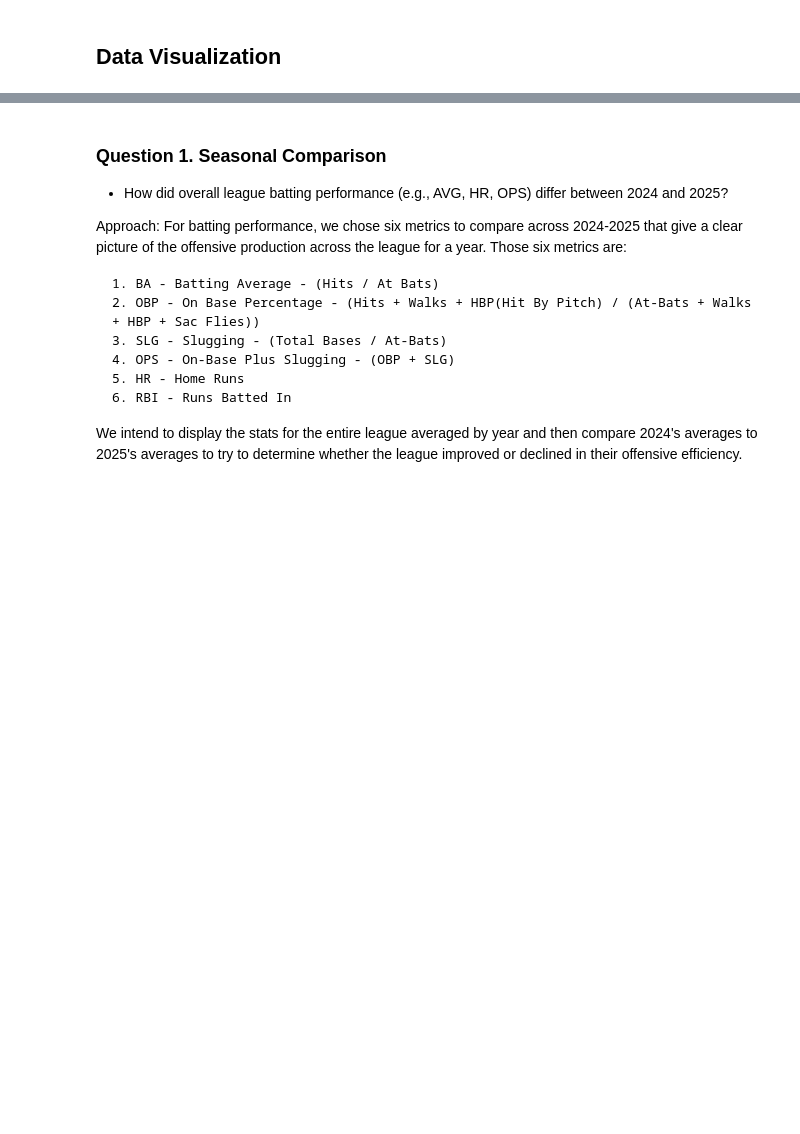
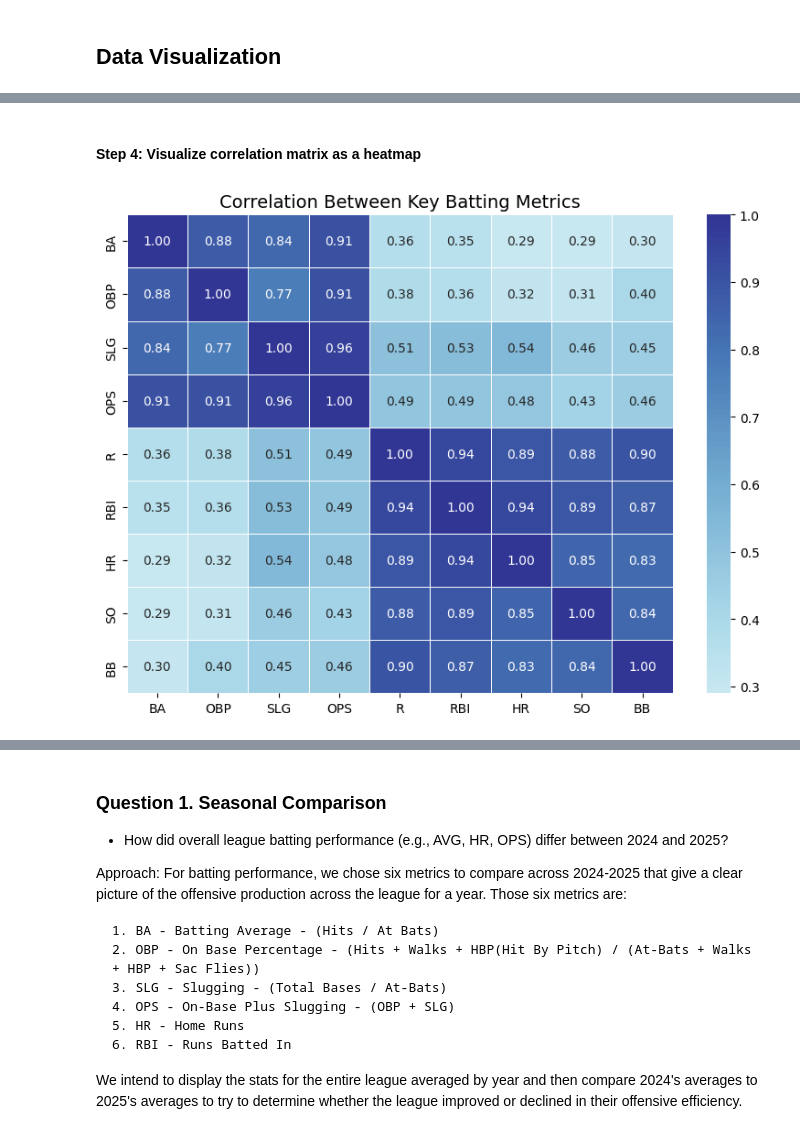
Before and after one commit to AdanH2/baseball-python-project, a Jupyter notebook: main.ipynb, the cells around one changed output, grey strips where cells are left out. Drawn from its saved outputs; the diff is of its cells as text; code cells hidden in the pictures; blank space fills up the shorter version.

```diff
--- a/main.ipynb
+++ b/main.ipynb
@@ -331,0 +345,2 @@ batting_data_df["Year"] = batting_data_df["Year"].astype(int)
+# %%
+metrics = ["BA", "OBP", "SLG", "OPS", "R", "RBI", "HR", "SO", "BB"]
@@ -331,0 +371,5 @@ batting_data_df["Year"] = batting_data_df["Year"].astype(int)
+# %%
+corr_matrix = batting_data_df[metrics].corr().round(2)
+
+# Display correlation matrix
+corr_matrix
@@ -331,0 +387,17 @@ batting_data_df["Year"] = batting_data_df["Year"].astype(int)
+# %% [markdown]
+#### Step 4: Visualize correlation matrix as a heatmap
+# %%
+plt.figure(figsize=(8,6))
+sns.heatmap(
+    corr_matrix,
+    annot=True,
+    cmap="RdYlBu",
+    center=0,
+    linewidths=0.5,
+    fmt=".2f"
+)
+plt.title("Correlation Between Key Batting Metrics", fontsize=14)
+plt.tight_layout()
+plt.show()
+# %% [output]
+[figure, added]
```
Also changed, not shown: parts of 29 cells of this notebook.
